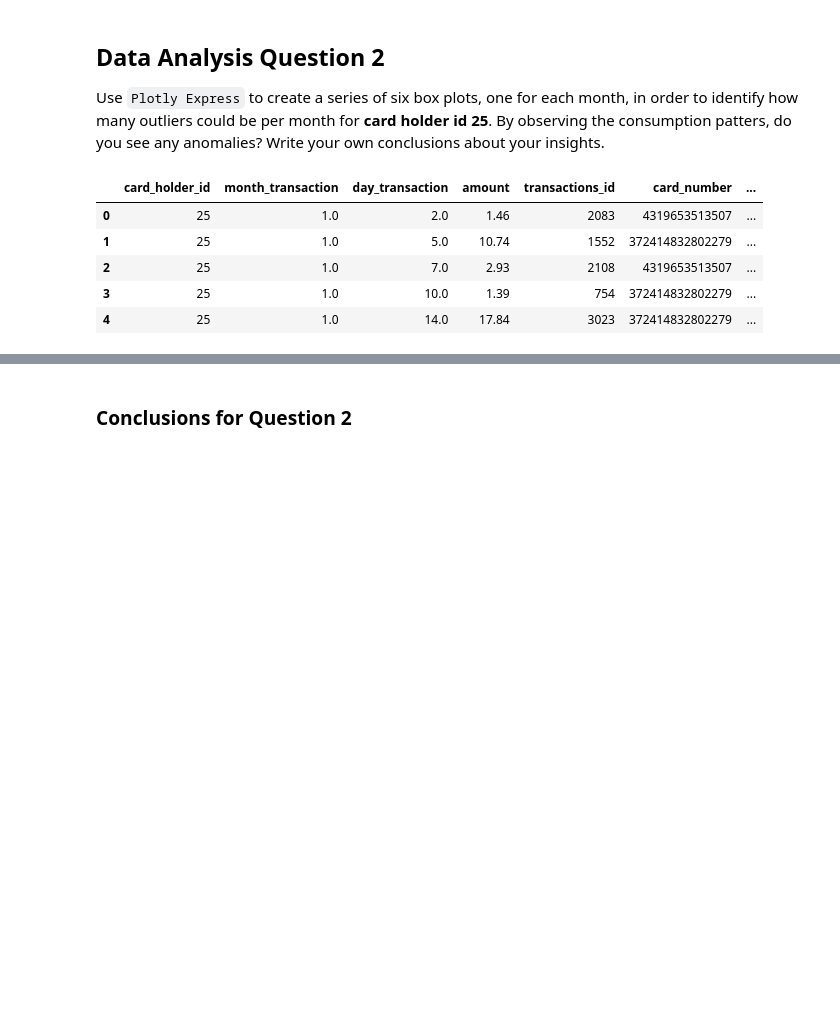
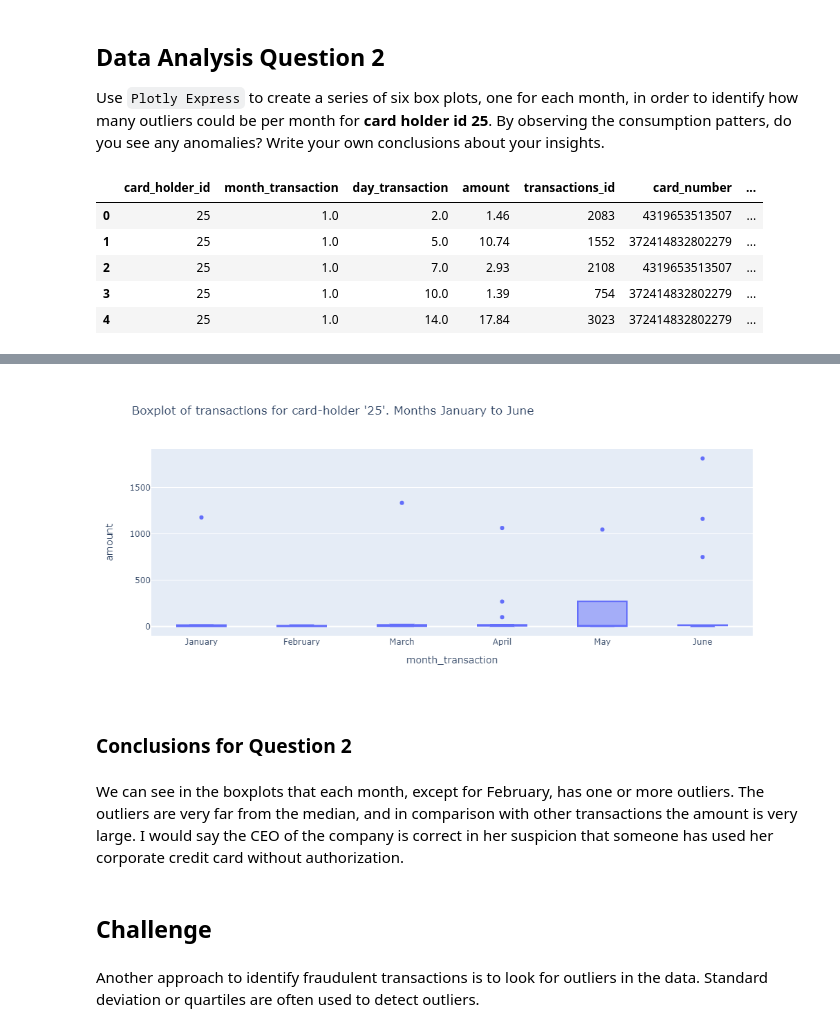
Before and after one commit to juanpacajigas/Columbia-FinTech-HOMEWORK-7, a Jupyter notebook: Instructions/Starter_Files/visual_data_analysis.ipynb, the cells around one changed output, grey strips where cells are left out. Drawn from its saved outputs; the diff is of its cells as text; code cells hidden in the pictures; blank space fills up the shorter version.

```diff
--- a/Instructions/Starter_Files/visual_data_analysis.ipynb
+++ b/Instructions/Starter_Files/visual_data_analysis.ipynb
@@ -119,0 +118,14 @@ card_holders_25_df.head()
+# %%
+# change the numeric month to month names
+
+# first change the type of month_transaction to str
+card_holders_25_df['month_transaction'] = card_holders_25_df['month_transaction'].apply(str)
+# then replace each month by the name using replace method
+card_holders_25_df['month_transaction'] = card_holders_25_df['month_transaction'].str.replace('1.0','January')
+card_holders_25_df['month_transaction'] = card_holders_25_df['month_transaction'].str.replace('2.0','February')
+card_holders_25_df['month_transaction'] = card_holders_25_df['month_transaction'].str.replace('3.0','March')
+card_holders_25_df['month_transaction'] = card_holders_25_df['month_transaction'].str.replace('4.0','April')
+card_holders_25_df['month_transaction'] = card_holders_25_df['month_transaction'].str.replace('5.0','May')
+card_holders_25_df['month_transaction'] = card_holders_25_df['month_transaction'].str.replace('6.0','June')
+
+card_holders_25_df.sample(10)
@@ -120,4 +144,20 @@ card_holders_25_df.head()
 # %%
 # creating the six box plots using plotly express
+
+fig = px.box(
+    card_holders_25_df ,
+    x = 'month_transaction',
+    y = 'amount'   ,
+    title = "Boxplot of transactions for card-holder '25'. Months January to June"
+)
+fig.show()
+# %% [output]
+[figure, added]
 # %% [markdown]
    ### Conclusions for Question 2
+# %% [markdown]
+We can see in the boxplots that each month, except for February, has one or more outliers. The outliers are very far from the median, and in comparison with other transactions the amount is very large. I would say the CEO of the company is correct in her suspicion that someone has used her corporate credit card without authorization.
+# %% [markdown]
+## Challenge
+# %% [markdown]
+Another approach to identify fraudulent transactions is to look for outliers in the data. Standard deviation or quartiles are often used to detect outliers.
```
Also changed, not shown: parts of 2 cells of this notebook.
